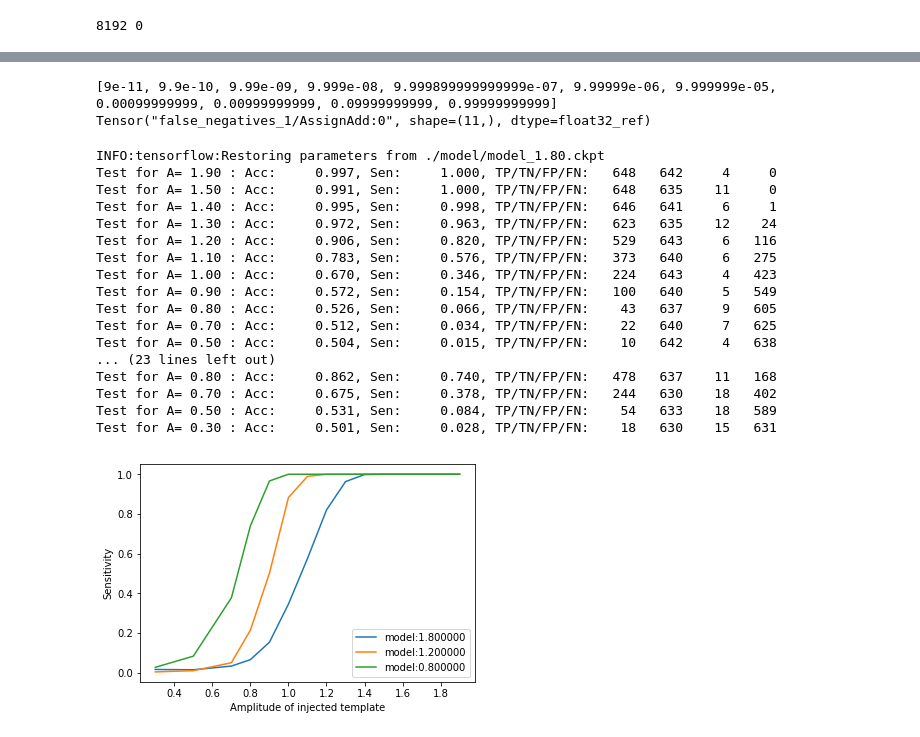
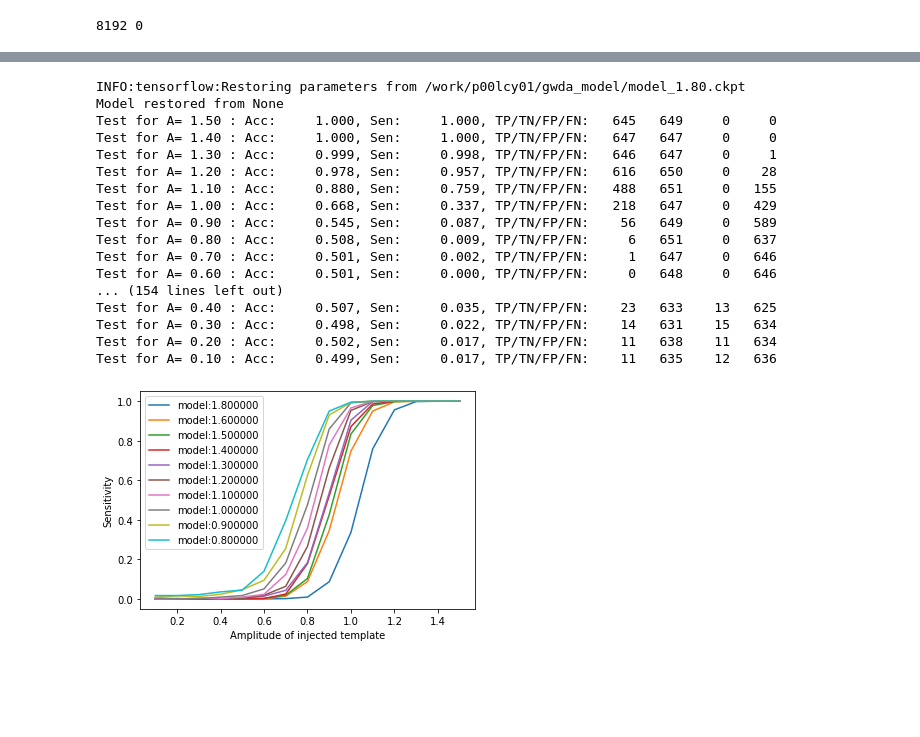
Before and after one commit to chunyulin/gwda, a Jupyter notebook: GWDA_detectNet.ipynb, the cells around one changed output, grey strips where cells are left out. Drawn from its saved outputs; the diff is of its cells as text; code cells hidden in the pictures; blank space fills up the shorter version.

```diff
--- a/GWDA_detectNet.ipynb
+++ b/GWDA_detectNet.ipynb
@@ -99,7 +99,7 @@ class GWInject():
                 plt.title("M:%g S:%g" % (X[i,:].mean(), X[i,:].std()) )
 
                 if (i > 13): break
-            plt.show()
+            plt.savefig("data.png")
 
         X = np.vstack( (noise, X )    ).astype(np.float32)
         Y = np.array([0]*NN + [1]*NX) .astype(np.float32).reshape(-1,1)
@@ -120,7 +120,7 @@ class GWInject():
                 plt.plot(A * var[i,:])
                 #plt.title(" )
                 if (i > 13): break
-            plt.show()
+            plt.savefig("data.png")
 
         X = np.vstack( (noise, X )  ).astype(np.float32)
         Y = np.array([0]*NN + [1]*NX).astype(np.float32).reshape(-1,1)
@@ -156,7 +156,7 @@ class GWInject():
         return self._shift_noise('/test_hp', A, shift, nc = nc)
 
 
-tmp = GWInject(H5_FILE, plot=1)
+tmp = GWInject(H5_FILE, plot=0)
 X, Y = tmp.get_shifted_test_set(A=1, shift=0, nc = 2)
 #print(X.shape)
 #print(X.shape)
@@ -233,7 +233,7 @@ def model_hi(x_, keep_prob, WIDTH):
 ###
 tf.reset_default_graph()
 DIM   = RATE
-LRATE = 5e-5   ##-4
+LRATE = 1e-5   ##-4
 keep_prob = tf.placeholder(tf.float32)   ##  for dropout, not used.
 lrate     = tf.placeholder(tf.float32)
 #bs        = tf.placeholder(tf.int64)     ##  use dynamics batch_size to account for train/test stage both
@@ -242,7 +242,7 @@ x = tf.placeholder(tf.float32, [None,DIM])
 y = tf.placeholder(tf.float32, [None,1])
 
 #logits = model(x, keep_prob, DIM)
-logits = model_hi(features, keep_prob, DIM)
+logits = model_hi(x, keep_prob, DIM)
 
 # Compute predictions
 #with tf.name_scope('eval'):
@@ -349,14 +373,14 @@ GWdata = GWInject(H5_FILE)
 ##
 
 #ROOT_FOLDER = './model'
-ROOT_FOLDER = '/tmp/tf_tmp'
+ROOT_FOLDER = '/work/p00lcy01/gwda_model'
 
 #TEST_LIST = [1.8, 1.7, 1.6, 1.5, 1.4, 1.3, 1.2, 1.1, 1.0, 0.9, 0.8, 0.7, 0.6, 0.5, 0.4, 0.3, 0.2, 0.1, 0.0]
 TRAIN_A =   [2.0,1.6,1.4, 1.2, 1.1, 1.0, 0.9, 0.8, 0.75, 0.7, 0.65, 0.6, 0.55, 0.54, 0.53, 0.52, 0.51, 0.5]
 #TEST_LIST = [1.5, 1.4, 1.3, 1.2,1.1,1.0,0.9,0.8,0.7]
 #TRAIN_A =   [1.4,1.2,1.0,0.8]
 
-TRAIN_A =   [1.8, 1.6, 1.4, 1.3, 1.2, 1.1, 1.0, 0.8]
+TRAIN_A =   [1.8, 1.6, 1.5, 1.4, 1.3, 1.2, 1.1, 1.0, 0.9, 0.8]
 
 
 with tf.Session() as sess:
@@ -458,30 +483,13 @@ Model saved at ./model/model_0.80.ckpt
-# %%
-####
-####  Just for testing
-####
-
-NUM_AUC=200000
-thres=[10**(-i)-(1e-11) for i in range(10,-1,-1)]
-print(thres)
-_, fna = tf.metrics.false_negatives_at_thresholds(labels=y, predictions=predict_prob,thresholds=thres)
-_, fpa = tf.metrics.false_positives_at_thresholds(labels=y, predictions=predict_prob,thresholds=thres)
-_, tna = tf.metrics.true_negatives_at_thresholds(labels=y, predictions=predict_prob,thresholds=thres)
-_, tpa = tf.metrics.true_positives_at_thresholds(labels=y, predictions=predict_prob,thresholds=thres)
-print (fna)
-# %% [output]
-[9e-11, 9.9e-10, 9.99e-09, 9.999e-08, 9.999899999999999e-07, 9.99999e-06, 9.999999e-05, 0.00099999999, 0.00999999999, 0.09999999999, 0.99999999999]
-Tensor("false_negatives_1/AssignAdd:0", shape=(11,), dtype=float32_ref)
 # %%
 ###
 ###  Testing...
 ###
 BATCH = 4096
-ROOT_FOLDER = './model'
+ROOT_FOLDER = '/work/p00lcy01/gwda_model'
 
-TRAIN_A = [1.8]
-TRAIN_A =   [1.8, 1.2, 0.8]
-TEST_LIST = [1.9, 1.5, 1.4, 1.3, 1.2,1.1,1.0,0.9,0.8,0.7,0.5,0.3]
-
+#TEST_LIST = [1.4, 1.2, 1.0, 0.9, 0.8, 0.7, 0.6, 0.5, 0.4, 0.3, 0.2, 0.1, 0.0]
+TRAIN_A =   [1.8, 1.6, 1.5, 1.4, 1.3, 1.2, 1.1, 1.0, 0.9, 0.8]
+TEST_LIST = [1.5,1.4, 1.3, 1.2,1.1,1.0,0.9,0.8,0.7,0.6,0.5,0.4,0.3,0.2,0.1]
 
 with tf.Session() as sess:
 
@@ -493,56 +501,57 @@ with tf.Session() as sess:
     for m in TRAIN_A:
         #try:
         load_path = saver.restore(sess, "%s/model_%4.2f.ckpt" % (ROOT_FOLDER, m ) )
+        print("Model restored from %s" % load_path )
         #except:
         ##    continue
 
         gacc=[]
         gsen=[]
 
 
         for amp in TEST_LIST:
             sess.run(tf.local_variables_initializer())
 
             X, Y  = GWdata.get_shifted_test_set(A=amp)
             Xts, _, Yts, _ = train_test_split(X, Y, test_size=0.01, shuffle=True, random_state=None)
             i=int(np.random.random()* int(len(Xts)/BATCH) )
             xbatch = Xts[i*BATCH:(i+1)*BATCH, :]
             ybatch = Yts[i*BATCH:(i+1)*BATCH, :]
             #Xts, Yts   = GWdata.get_shifted_test_set(A=amp, shift=2000)
 
             acc, sen, ttp, ttn, tfp, tfn = sess.run([accuracy, sensitivity, tp, tn, fp, fn ],
                                                           feed_dict={ x: xbatch, y: ybatch })
             gsen.append(sen)
             gacc.append(acc)
             print("Test for A= %4.2f : Acc: %9.3f, Sen: %9.3f, TP/TN/FP/FN: %5d %5d %5d %5d "
                   % (amp, acc, sen, ttp, ttn, tfp, tfn) )
 
         plt.plot(TEST_LIST, gsen, label="model:%f"%m)
 
     plt.xlabel("Amplitude of injected template")
     plt.ylabel("Sensitivity")
     plt.legend()
     #plt.show()
     plt.savefig("infer.png")
 # %% [output]
-INFO:tensorflow:Restoring parameters from ./model/model_1.80.ckpt
-Test for A= 1.90 : Acc:     0.997, Sen:     1.000, TP/TN/FP/FN:   648   642     4     0
-Test for A= 1.50 : Acc:     0.991, Sen:     1.000, TP/TN/FP/FN:   648   635    11     0
-Test for A= 1.40 : Acc:     0.995, Sen:     0.998, TP/TN/FP/FN:   646   641     6     1
-Test for A= 1.30 : Acc:     0.972, Sen:     0.963, TP/TN/FP/FN:   623   635    12    24
-Test for A= 1.20 : Acc:     0.906, Sen:     0.820, TP/TN/FP/FN:   529   643     6   116
-Test for A= 1.10 : Acc:     0.783, Sen:     0.576, TP/TN/FP/FN:   373   640     6   275
-Test for A= 1.00 : Acc:     0.670, Sen:     0.346, TP/TN/FP/FN:   224   643     4   423
-Test for A= 0.90 : Acc:     0.572, Sen:     0.154, TP/TN/FP/FN:   100   640     5   549
-Test for A= 0.80 : Acc:     0.526, Sen:     0.066, TP/TN/FP/FN:    43   637     9   605
-Test for A= 0.70 : Acc:     0.512, Sen:     0.034, TP/TN/FP/FN:    22   640     7   625
-Test for A= 0.50 : Acc:     0.504, Sen:     0.015, TP/TN/FP/FN:    10   642     4   638
-... (23 lines left out)
-Test for A= 0.80 : Acc:     0.862, Sen:     0.740, TP/TN/FP/FN:   478   637    11   168
-Test for A= 0.70 : Acc:     0.675, Sen:     0.378, TP/TN/FP/FN:   244   630    18   402
-Test for A= 0.50 : Acc:     0.531, Sen:     0.084, TP/TN/FP/FN:    54   633    18   589
-Test for A= 0.30 : Acc:     0.501, Sen:     0.028, TP/TN/FP/FN:    18   630    15   631
+INFO:tensorflow:Restoring parameters from /work/p00lcy01/gwda_model/model_1.80.ckpt
+Model restored from None
+Test for A= 1.50 : Acc:     1.000, Sen:     1.000, TP/TN/FP/FN:   645   649     0     0
+Test for A= 1.40 : Acc:     1.000, Sen:     1.000, TP/TN/FP/FN:   647   647     0     0
+Test for A= 1.30 : Acc:     0.999, Sen:     0.998, TP/TN/FP/FN:   646   647     0     1
+Test for A= 1.20 : Acc:     0.978, Sen:     0.957, TP/TN/FP/FN:   616   650     0    28
+Test for A= 1.10 : Acc:     0.880, Sen:     0.759, TP/TN/FP/FN:   488   651     0   155
+Test for A= 1.00 : Acc:     0.668, Sen:     0.337, TP/TN/FP/FN:   218   647     0   429
+Test for A= 0.90 : Acc:     0.545, Sen:     0.087, TP/TN/FP/FN:    56   649     0   589
+Test for A= 0.80 : Acc:     0.508, Sen:     0.009, TP/TN/FP/FN:     6   651     0   637
+Test for A= 0.70 : Acc:     0.501, Sen:     0.002, TP/TN/FP/FN:     1   647     0   646
+Test for A= 0.60 : Acc:     0.501, Sen:     0.000, TP/TN/FP/FN:     0   648     0   646
+... (154 lines left out)
+Test for A= 0.40 : Acc:     0.507, Sen:     0.035, TP/TN/FP/FN:    23   633    13   625
+Test for A= 0.30 : Acc:     0.498, Sen:     0.022, TP/TN/FP/FN:    14   631    15   634
+Test for A= 0.20 : Acc:     0.502, Sen:     0.017, TP/TN/FP/FN:    11   638    11   634
+Test for A= 0.10 : Acc:     0.499, Sen:     0.017, TP/TN/FP/FN:    11   635    12   636
-[figure, old version]
+[figure, new version]
 # %%
 ###
 ###  Testing real data...
```
Also changed, not shown: parts of 13 cells of this notebook.
